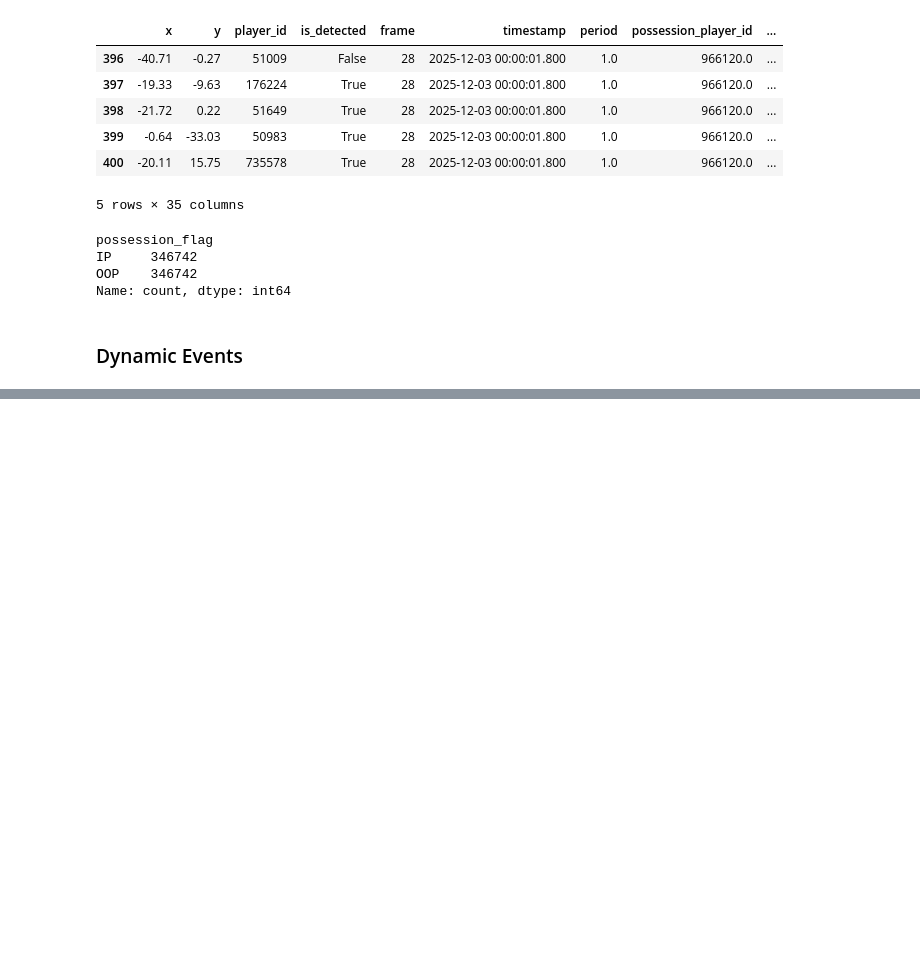
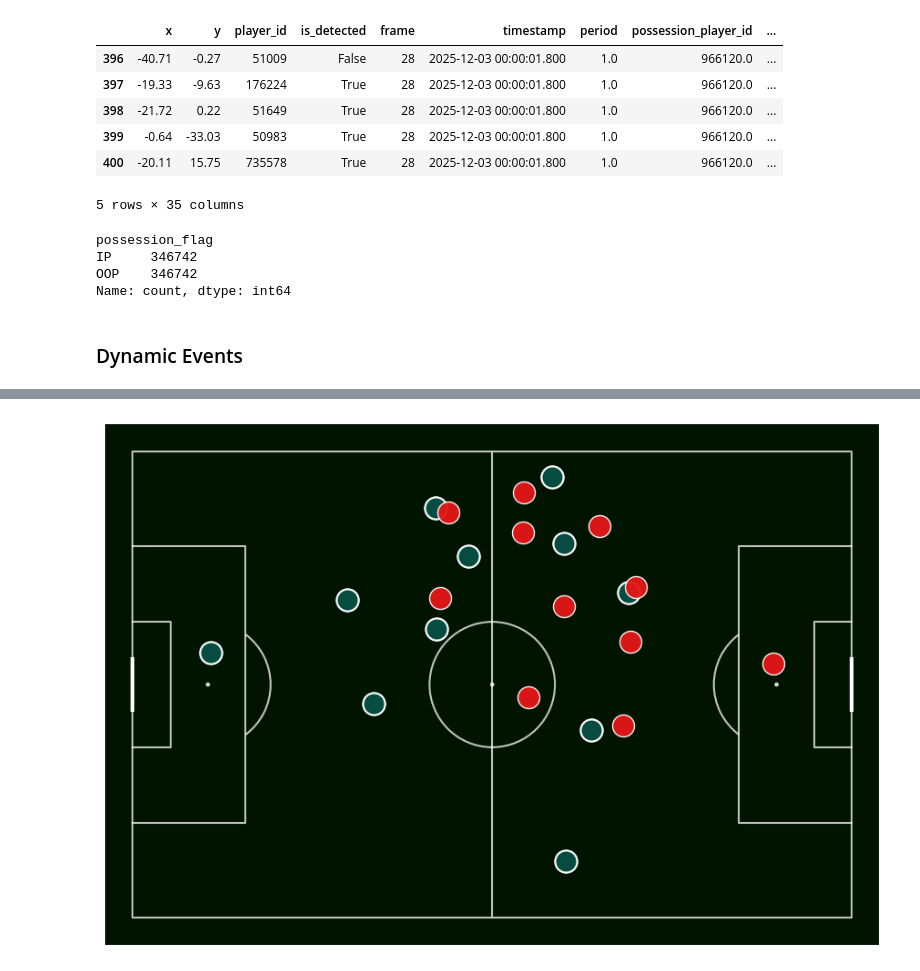
Before and after one commit to tahmeed14/footy_tracking_analysis, a Jupyter notebook: eda.ipynb, the cells around one changed output, grey strips where cells are left out. Saved outputs shown, nothing was run; the diff lists cells and outputs as text; code cells hidden in the pictures; blank space fills up the shorter version.

```diff
--- a/eda.ipynb
+++ b/eda.ipynb
@@ -378,0 +496,17 @@ de_match
+# %%
+
+out_of_possession_team = synced[synced.tip == False]
+ax.scatter(
+    out_of_possession_team["x"],
+    out_of_possession_team["y"],
+    c="#E51717",
+    alpha=0.95,
+    s=size,
+    edgecolors="white",
+    linewidths=1,
+    zorder=10,
+    label="team",
+)
+fig
+# %% [output]
+[figure, added]
```
Also changed, not shown: parts of 28 cells of this notebook, 1 other file.
